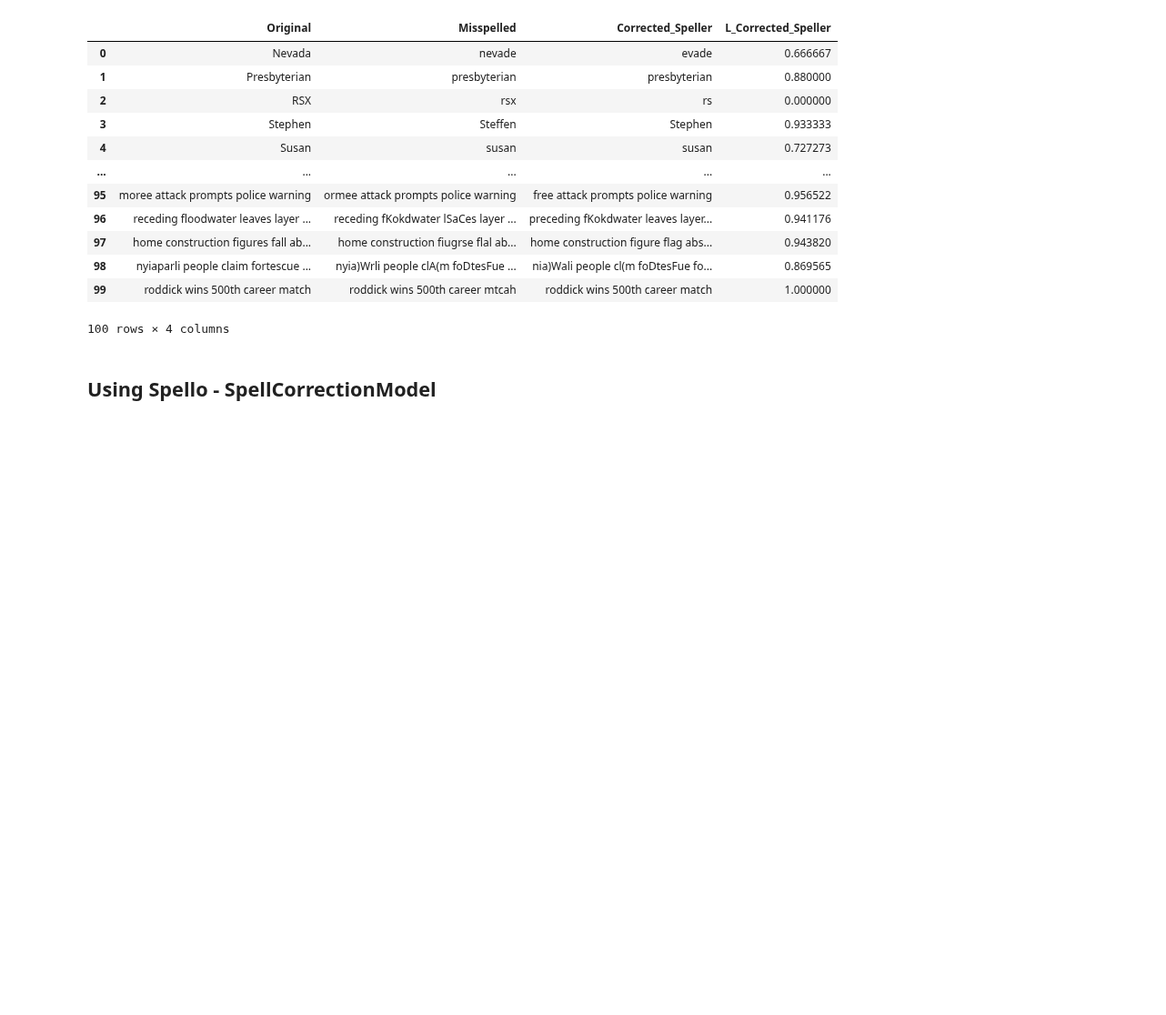
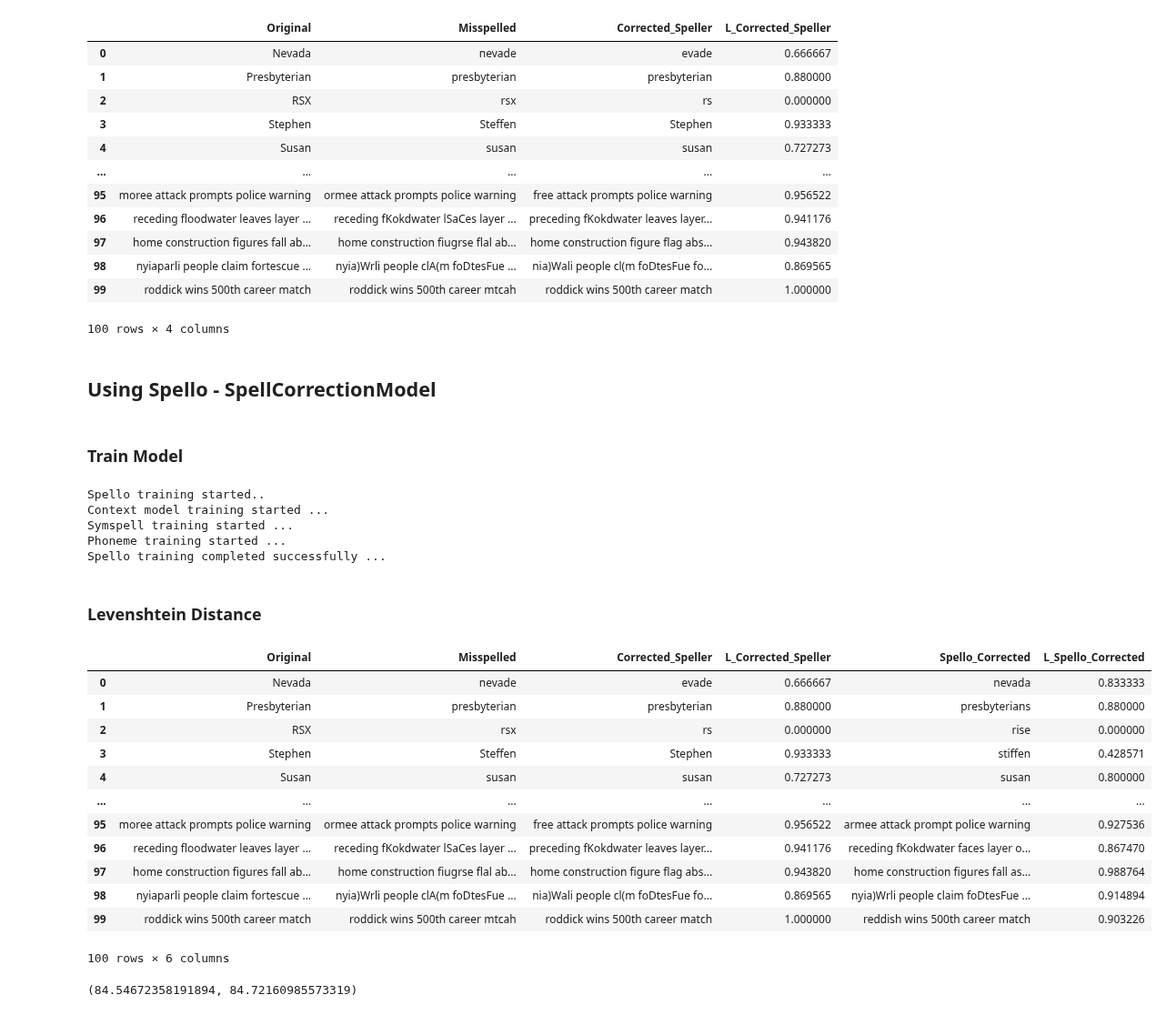
Before and after one commit to Jeyramana/GUVI_Assignments, a Jupyter notebook: Assignment_9/Assignment_9.ipynb, the cells around one changed output. Shown at 91% size. Drawn from its saved outputs; the diff is of its cells as text; code cells hidden in the pictures; blank space fills up the shorter version.

```diff
--- a/Assignment_9/Assignment_9.ipynb
+++ b/Assignment_9/Assignment_9.ipynb
@@ -145,3 +131,56 @@ df2
 100 rows × 4 columns
 # %% [markdown]
 ## Using Spello - SpellCorrectionModel
+# %%
+with open('train_csv/big.txt', 'r') as f:
+    big = f.readlines()
+big = [i.strip() for i in big]
+# %%
+# Remove tab (\t)
+big = [re.sub('\\t', ' ', text) for text in big]
+# Remove \\
+big = [re.sub("\\'", ' ', text) for text in big]
+# Remove ''
+big = [text for text in big if text != '']
+# Remove special characters
+big = [re.sub(r'[^a-zA-Z]+', ' ', text) for text in big]
+# Remove leading and trailing spaces
+big = [text.strip() for text in big]
+# %% [markdown]
+### Train Model
+# %%
+sp = SpellCorrectionModel(language='en')
+sp.train(big)
+# %% [output]
+Spello training started..
+Context model training started ...
+Symspell training started ...
+Phoneme training started ...
+Spello training completed successfully ...
+# %%
+df2['Spello_Corrected'] = df2['Misspelled'].apply(sp.spell_correct)
+x = [x['spell_corrected_text'] for x in df2.Spello_Corrected]
+df2.Spello_Corrected = x
+# %% [markdown]
+### Levenshtein Distance
+# %%
+df2['L_Spello_Corrected'] = df2.apply(lambda x: L.ratio(x['Spello_Corrected'], x['Original']), axis=1)
+df2
+# %% [output]
+|  | Original | Misspelled | Corrected_Speller | L_Corrected_Speller | Spello_Corrected | L_Spello_Corrected |
+| 0 | Nevada | nevade | evade | 0.666667 | nevada | 0.833333 |
+| 1 | Presbyterian | presbyterian | presbyterian | 0.880000 | presbyterians | 0.880000 |
+| 2 | RSX | rsx | rs | 0.000000 | rise | 0.000000 |
+| 3 | Stephen | Steffen | Stephen | 0.933333 | stiffen | 0.428571 |
+| 4 | Susan | susan | susan | 0.727273 | susan | 0.800000 |
+| ... | ... | ... | ... | ... | ... | ... |
+| 95 | moree attack prompts police warning | ormee attack prompts police warning | free attack prompts police warning | 0.956522 | armee attack prompt police warning | 0.927536 |
+| 96 | receding floodwater leaves layer ... | receding fKokdwater lSaCes layer ... | preceding fKokdwater leaves layer... | 0.941176 | receding fKokdwater faces layer o... | 0.867470 |
+| 97 | home construction figures fall ab... | home construction fiugrse flal ab... | home construction figure flag abs... | 0.943820 | home construction figures fall as... | 0.988764 |
+| 98 | nyiaparli people claim fortescue ... | nyia)Wrli people clA(m foDtesFue ... | nia)Wali people cl(m foDtesFue fo... | 0.869565 | nyia)Wrli people claim foDtesFue ... | 0.914894 |
+| 99 | roddick wins 500th career match | roddick wins 500th career mtcah | roddick wins 500th career match | 1.000000 | reddish wins 500th career match | 0.903226 |
+100 rows × 6 columns
+# %%
+df2.L_Corrected_Speller.sum(), df2.L_Spello_Corrected.sum()
+# %% [output]
+(84.54672358191894, 84.72160985573319)
```
Also changed, not shown: parts of 2 cells of this notebook.
